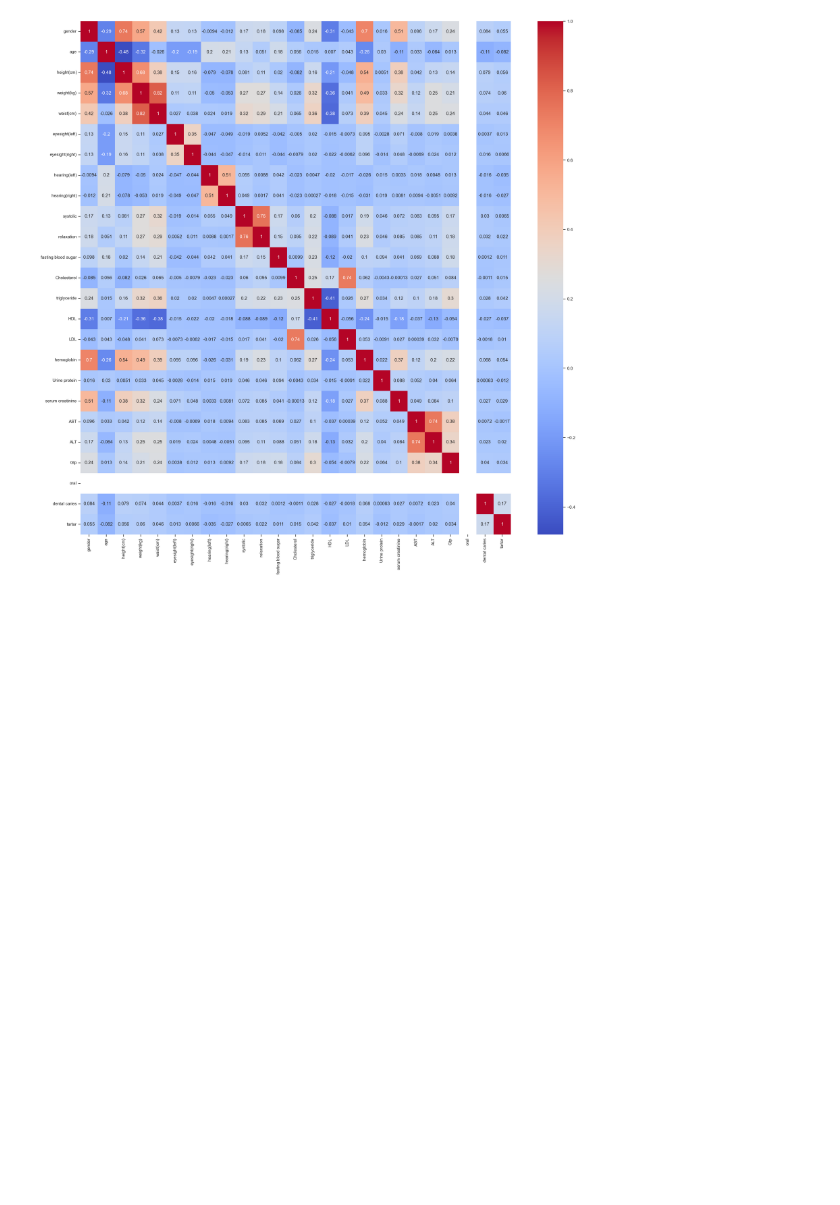
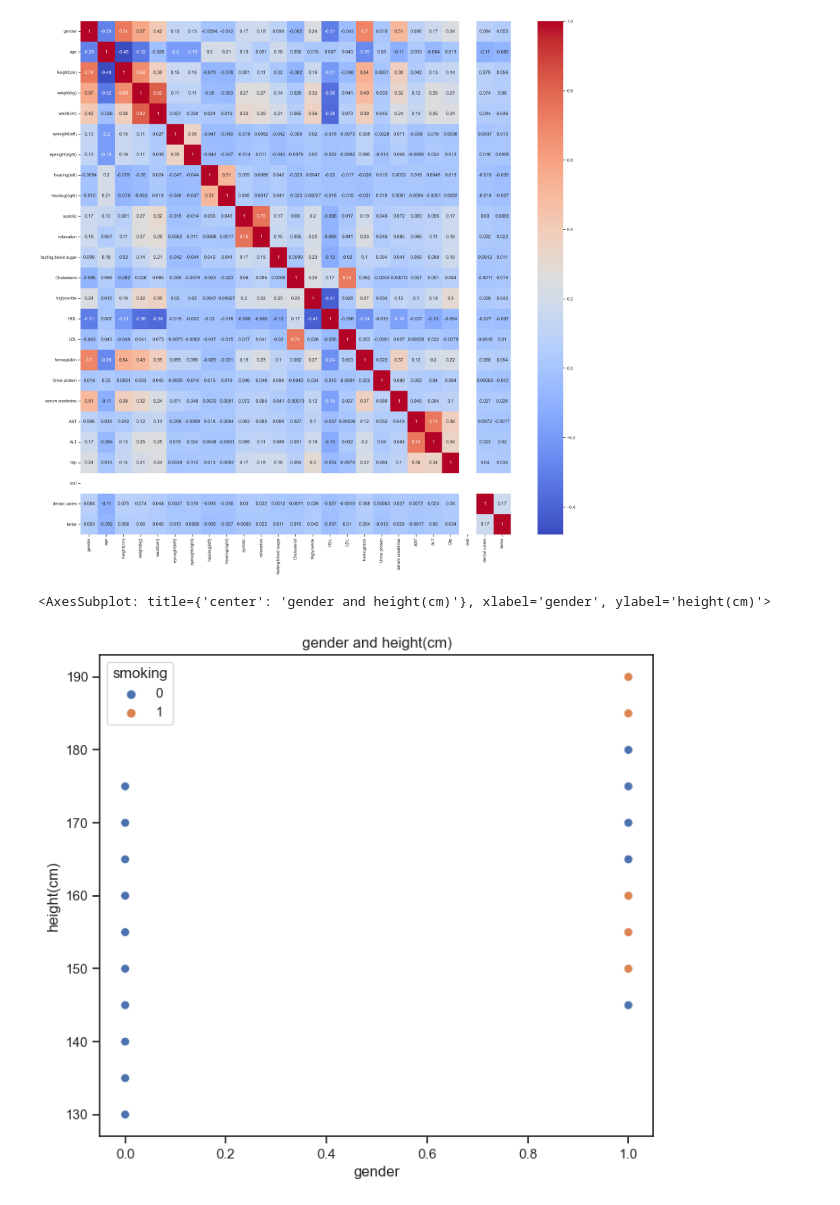
Before and after one commit to masanbasa3k/Machine_Learning, a Jupyter notebook: Smoking_dataset_EDA_Classificaion.ipynb, the cells around one changed output. Saved outputs shown, nothing was run; the diff lists cells and outputs as text; code cells hidden in the pictures; blank space fills up the shorter version.

```diff
--- a/Smoking_dataset_EDA_Classificaion.ipynb
+++ b/Smoking_dataset_EDA_Classificaion.ipynb
@@ -152,3 +152,10 @@ plt.plot()
 # %% [output]
 []
 [figure]
+# %%
+plt.figure(figsize=(8,7))
+plt.title('gender and height(cm)')
+sns.scatterplot(data=df,x='gender',y='height(cm)',hue='smoking',s=50)
+# %% [output]
+<AxesSubplot: title={'center': 'gender and height(cm)'}, xlabel='gender', ylabel='height(cm)'>
+[figure, added]
```
Also changed, not shown: parts of 34 cells of this notebook.
